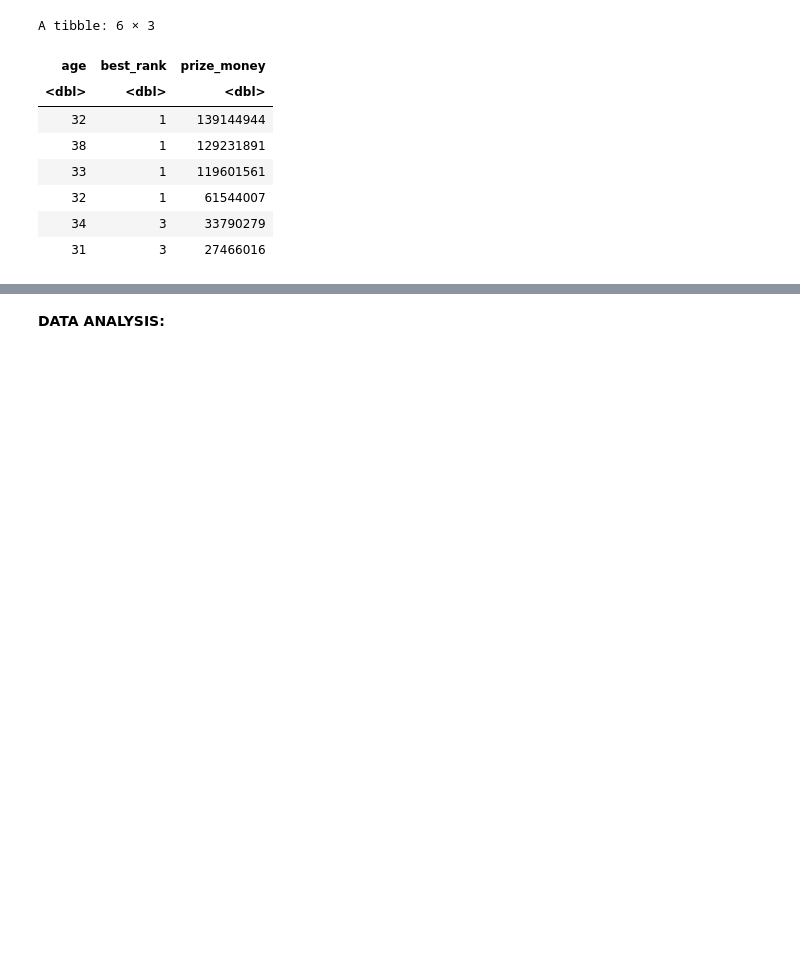
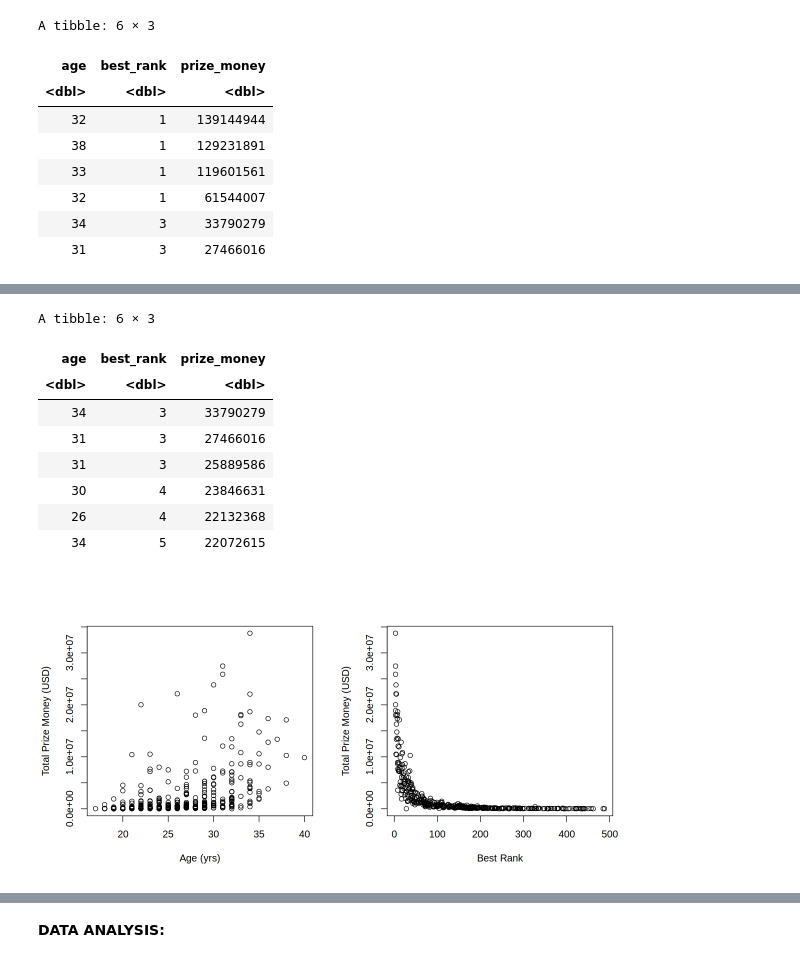
Before and after one commit to Myralalala/group15, a Jupyter notebook: report_group15.ipynb, the cells around one changed output, grey strips where cells are left out. Drawn from its saved outputs; the diff is of its cells as text; code cells hidden in the pictures; blank space fills up the shorter version.

```diff
--- a/report_group15.ipynb
+++ b/report_group15.ipynb
@@ -126,0 +126,23 @@ plot(tennis_data_tidy$best_rank, tennis_data_tidy$prize_money, xlab = "Best Rank
+# %%
+# Removing outliers
+tennis_data_tidy <- tennis_tidy |>
+    filter(prize_money < 50000000)|>
+    arrange(desc(prize_money))
+head(tennis_data_tidy)
+
+par(mfrow = c(1, 2))
+plot(tennis_data_tidy$age, tennis_data_tidy$prize_money, xlab = "Age (yrs)",
+      ylab = "Total Prize Money (USD)")
+plot(tennis_data_tidy$best_rank, tennis_data_tidy$prize_money, xlab = "Best Rank",
+      ylab = "Total Prize Money (USD)")
+# %% [output]
+A tibble: 6 × 3
+| age | best_rank | prize_money |
+| <dbl> | <dbl> | <dbl> |
+| 34 | 3 | 33790279 |
+| 31 | 3 | 27466016 |
+| 31 | 3 | 25889586 |
+| 30 | 4 | 23846631 |
+| 26 | 4 | 22132368 |
+| 34 | 5 | 22072615 |
+[figure, added]
```
Also changed, not shown: parts of 13 cells of this notebook.
